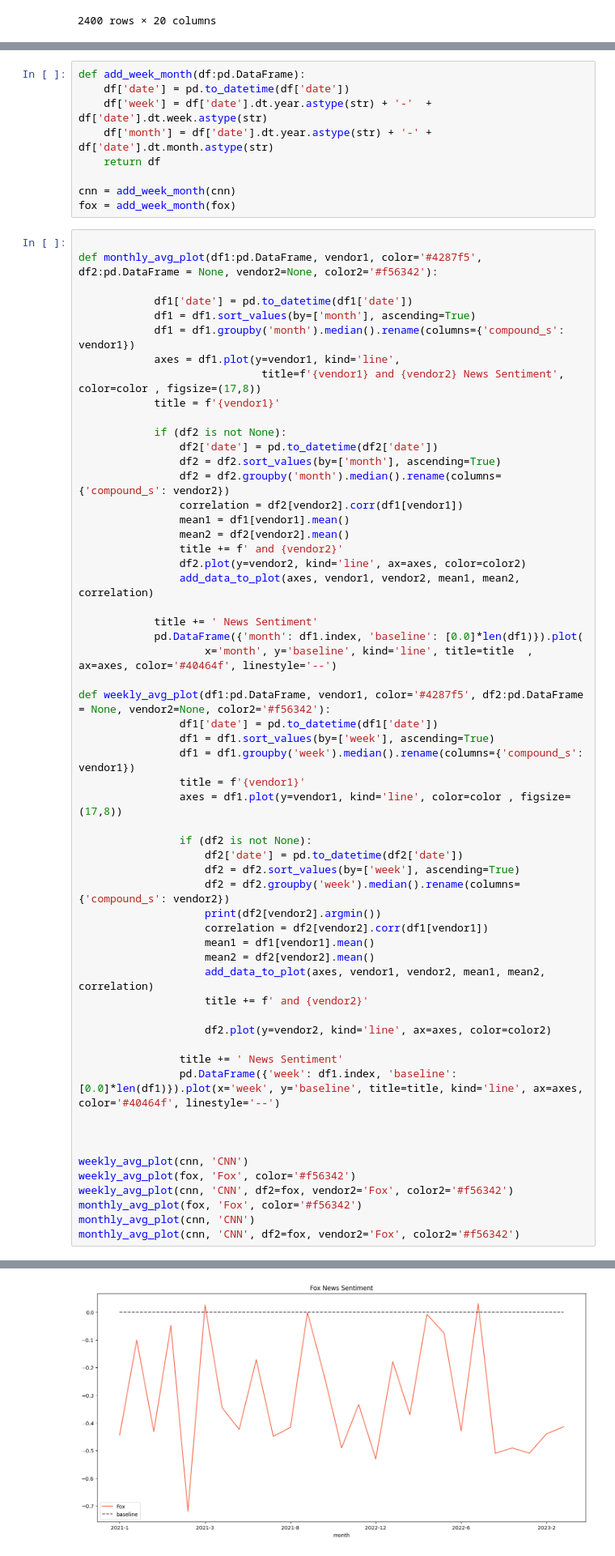
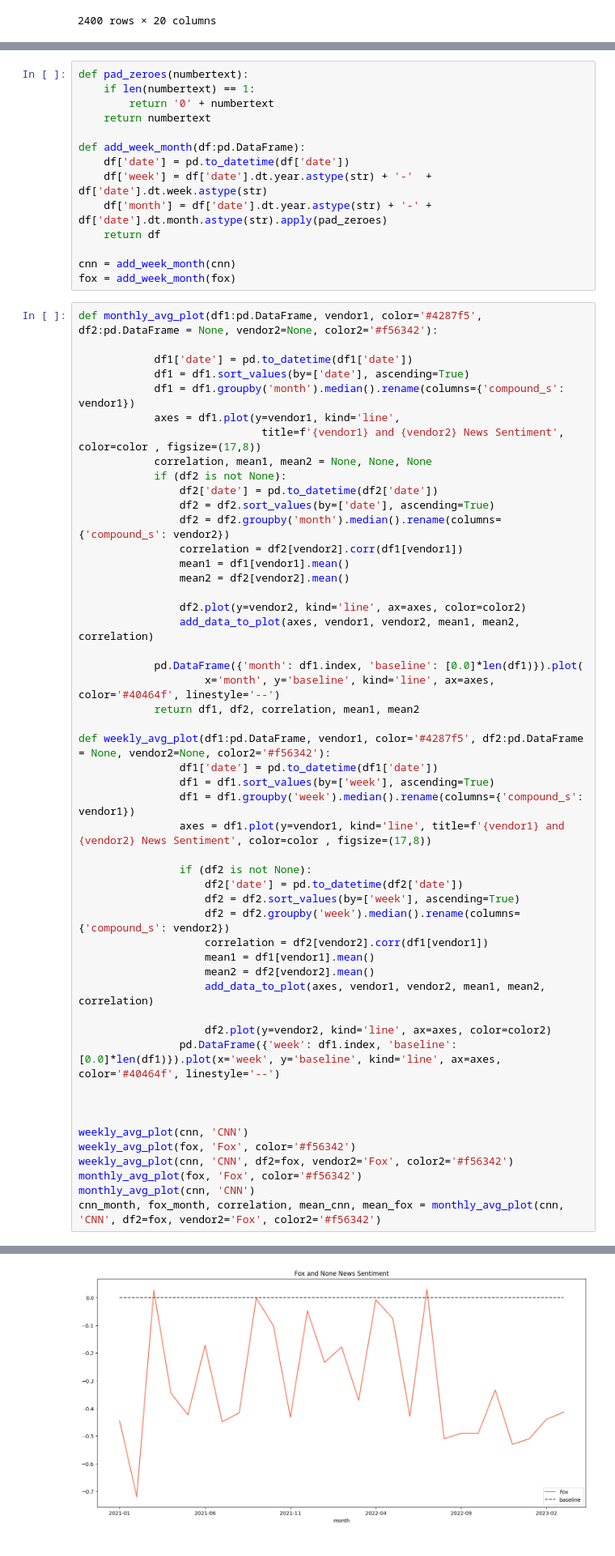
Before and after one commit to idobiran11/senti-trends-nlp, a Jupyter notebook: result_analysis/trump_absa.ipynb, the cells around one changed output, grey strips where cells are left out. Shown at 81% size. Cells and saved outputs as stored; diff of their text form.

```diff
--- a/result_analysis/trump_absa.ipynb
+++ b/result_analysis/trump_absa.ipynb
@@ -101,62 +101,60 @@ def date_from_recet_only(df):
 # cnn = date_from_recet_only(cnn)
 # fox = date_from_recet_only(fox)
 # %%
+def pad_zeroes(numbertext):
+    if len(numbertext) == 1:
+        return '0' + numbertext
+    return numbertext
+
 def add_week_month(df:pd.DataFrame):
     df['date'] = pd.to_datetime(df['date'])
     df['week'] = df['date'].dt.year.astype(str) + '-'  + df['date'].dt.week.astype(str)
-    df['month'] = df['date'].dt.year.astype(str) + '-' + df['date'].dt.month.astype(str)
+    df['month'] = df['date'].dt.year.astype(str) + '-' + df['date'].dt.month.astype(str).apply(pad_zeroes)
     return df
 
 cnn = add_week_month(cnn)
 fox = add_week_month(fox)
 # %%
-
 def monthly_avg_plot(df1:pd.DataFrame, vendor1, color='#4287f5', df2:pd.DataFrame = None, vendor2=None, color2='#f56342'):
 
             df1['date'] = pd.to_datetime(df1['date'])
-            df1 = df1.sort_values(by=['month'], ascending=True)
+            df1 = df1.sort_values(by=['date'], ascending=True)
             df1 = df1.groupby('month').median().rename(columns={'compound_s': vendor1})
             axes = df1.plot(y=vendor1, kind='line',
                              title=f'{vendor1} and {vendor2} News Sentiment', color=color , figsize=(17,8))
-            title = f'{vendor1}'
-
+            correlation, mean1, mean2 = None, None, None
             if (df2 is not None):
                 df2['date'] = pd.to_datetime(df2['date'])
-                df2 = df2.sort_values(by=['month'], ascending=True)
+                df2 = df2.sort_values(by=['date'], ascending=True)
                 df2 = df2.groupby('month').median().rename(columns={'compound_s': vendor2})
                 correlation = df2[vendor2].corr(df1[vendor1])
                 mean1 = df1[vendor1].mean()
                 mean2 = df2[vendor2].mean()
-                title += f' and {vendor2}'
+
                 df2.plot(y=vendor2, kind='line', ax=axes, color=color2)
                 add_data_to_plot(axes, vendor1, vendor2, mean1, mean2, correlation)
 
-            title += ' News Sentiment'
             pd.DataFrame({'month': df1.index, 'baseline': [0.0]*len(df1)}).plot(
-                    x='month', y='baseline', kind='line', title=title  , ax=axes, color='#40464f', linestyle='--')
+                    x='month', y='baseline', kind='line', ax=axes, color='#40464f', linestyle='--')
+            return df1, df2, correlation, mean1, mean2
 
 def weekly_avg_plot(df1:pd.DataFrame, vendor1, color='#4287f5', df2:pd.DataFrame = None, vendor2=None, color2='#f56342'):
                 df1['date'] = pd.to_datetime(df1['date'])
                 df1 = df1.sort_values(by=['week'], ascending=True)
                 df1 = df1.groupby('week').median().rename(columns={'compound_s': vendor1})
-                title = f'{vendor1}'
-                axes = df1.plot(y=vendor1, kind='line', color=color , figsize=(17,8))
+                axes = df1.plot(y=vendor1, kind='line', title=f'{vendor1} and {vendor2} News Sentiment', color=color , figsize=(17,8))
 
                 if (df2 is not None):
                     df2['date'] = pd.to_datetime(df2['date'])
                     df2 = df2.sort_values(by=['week'], ascending=True)
                     df2 = df2.groupby('week').median().rename(columns={'compound_s': vendor2})
-                    print(df2[vendor2].argmin())
                     correlation = df2[vendor2].corr(df1[vendor1])
                     mean1 = df1[vendor1].mean()
                     mean2 = df2[vendor2].mean()
                     add_data_to_plot(axes, vendor1, vendor2, mean1, mean2, correlation)
-                    title += f' and {vendor2}'
 
                     df2.plot(y=vendor2, kind='line', ax=axes, color=color2)
-
-                title += ' News Sentiment'
-                pd.DataFrame({'week': df1.index, 'baseline': [0.0]*len(df1)}).plot(x='week', y='baseline', title=title, kind='line', ax=axes, color='#40464f', linestyle='--')
+                pd.DataFrame({'week': df1.index, 'baseline': [0.0]*len(df1)}).plot(x='week', y='baseline', kind='line', ax=axes, color='#40464f', linestyle='--')
 
 
 
@@ -165,5 +163,5 @@ weekly_avg_plot(fox, 'Fox', color='#f56342')
 weekly_avg_plot(cnn, 'CNN', df2=fox, vendor2='Fox', color2='#f56342')
 monthly_avg_plot(fox, 'Fox', color='#f56342')
 monthly_avg_plot(cnn, 'CNN')
-monthly_avg_plot(cnn, 'CNN', df2=fox, vendor2='Fox', color2='#f56342')
+cnn_month, fox_month, correlation, mean_cnn, mean_fox = monthly_avg_plot(cnn, 'CNN', df2=fox, vendor2='Fox', color2='#f56342')
 # %% [output]
@@ -174 +171 @@ monthly_avg_plot(cnn, 'CNN', df2=fox, vendor2='Fox', color2='#f56342')
-[figure, old version]
+[figure, new version]
```
Also changed, not shown: parts of 2 cells of this notebook, 4 other files.
